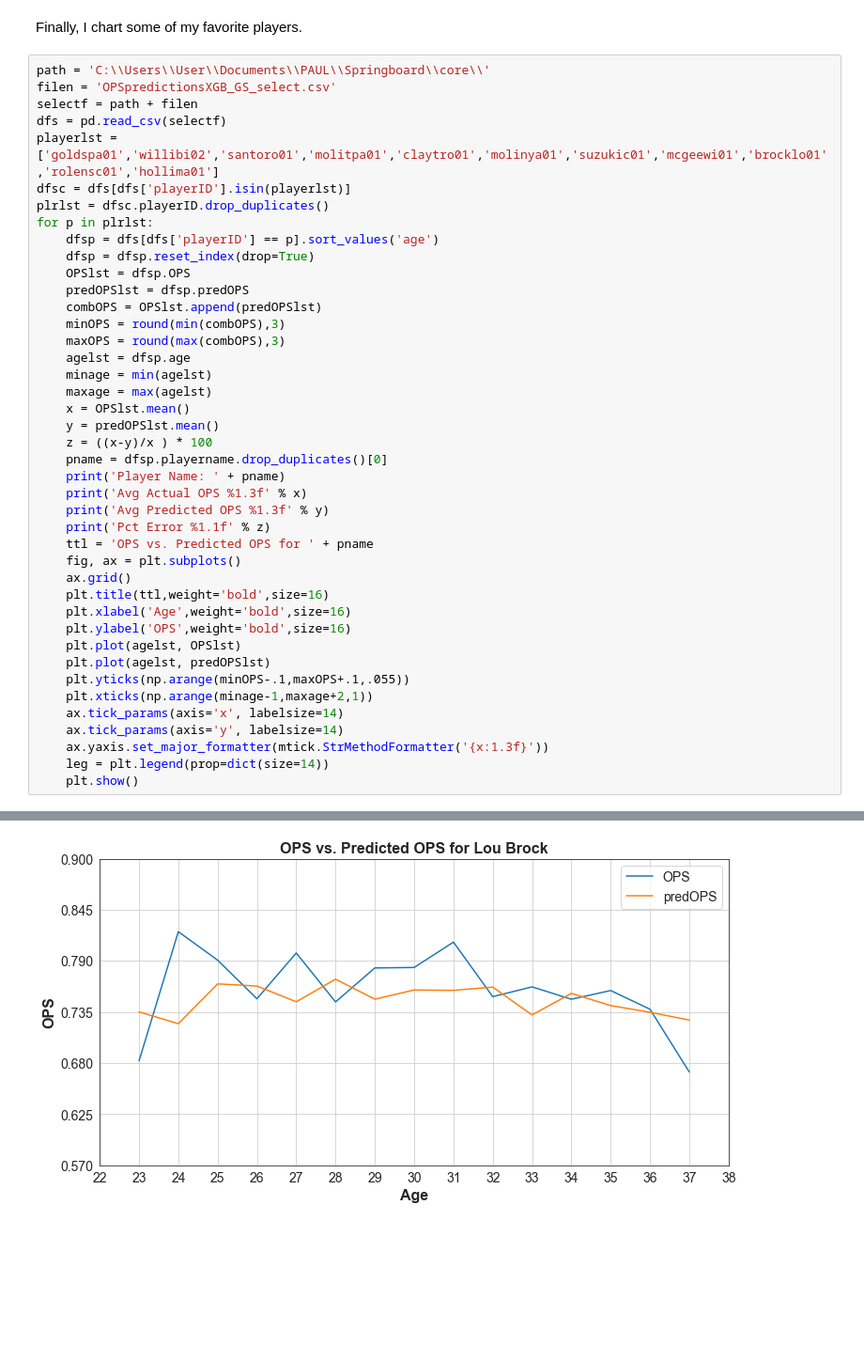
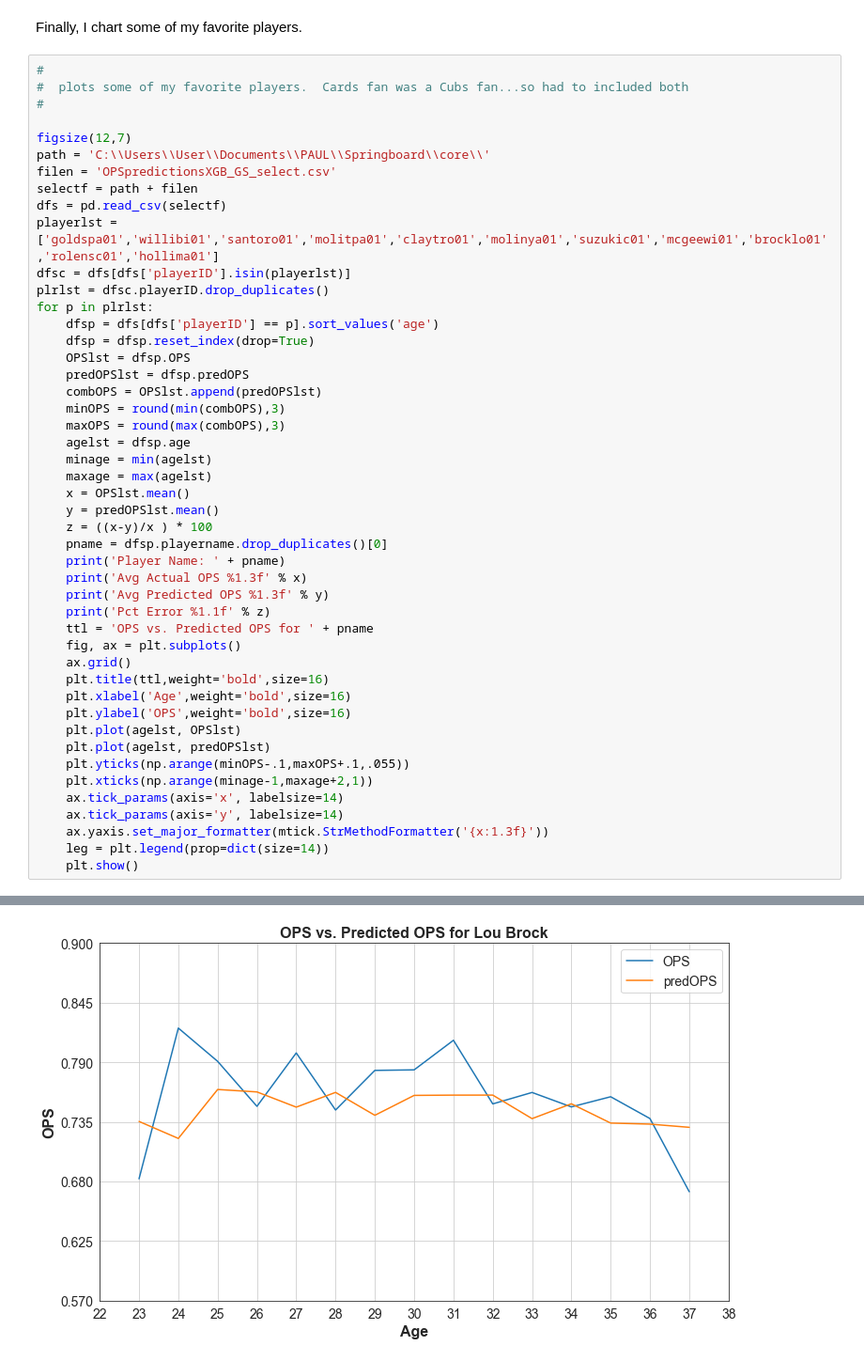
Before and after one commit to paulscheibal/SBDataScienceCert, a Jupyter notebook: CapstoneP1/MachineLearning/MachineLearningStory.ipynb, the cells around one changed output, grey strips where cells are left out. Shown at 94% size. Drawn from its saved outputs; the diff is of its cells as text; blank space fills up the shorter version.

```diff
--- a/CapstoneP1/MachineLearning/MachineLearningStory.ipynb
+++ b/CapstoneP1/MachineLearning/MachineLearningStory.ipynb
@@ -738,11 +778,16 @@ Pct Error 5.5
 # %% [markdown]
 Finally, I chart some of my favorite players.
 # %%
+#
+#  plots some of my favorite players.  Cards fan was a Cubs fan...so had to included both
+#
+
+figsize(12,7)
 path = 'C:\\Users\\User\\Documents\\PAUL\\Springboard\\core\\'
 filen = 'OPSpredictionsXGB_GS_select.csv'
 selectf = path + filen
 dfs = pd.read_csv(selectf)
-playerlst = ['goldspa01','willibi02','santoro01','molitpa01','claytro01','molinya01','suzukic01','mcgeewi01','brocklo01','rolensc01','hollima01']
+playerlst = ['goldspa01','willibi01','santoro01','molitpa01','claytro01','molinya01','suzukic01','mcgeewi01','brocklo01','rolensc01','hollima01']
 dfsc = dfs[dfs['playerID'].isin(playerlst)]
 plrlst = dfsc.playerID.drop_duplicates()
 for p in plrlst:
@@ -787,3 +832,3 @@ Pct Error 1.5
-[figure, old version]
+[figure, new version]
 Player Name: Royce Clayton
 Avg Actual OPS 0.684
```
Also changed, not shown: parts of 11 cells of this notebook, 5 other files.
